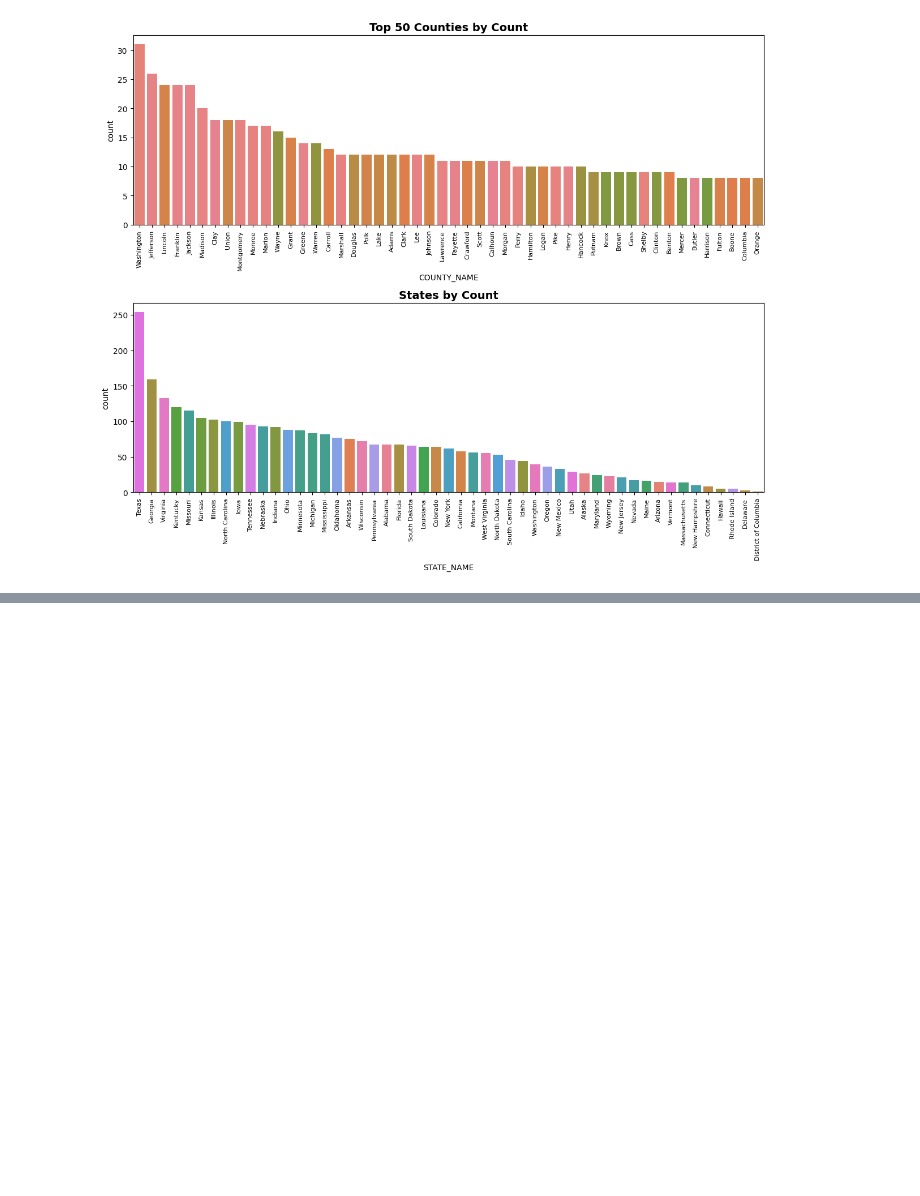
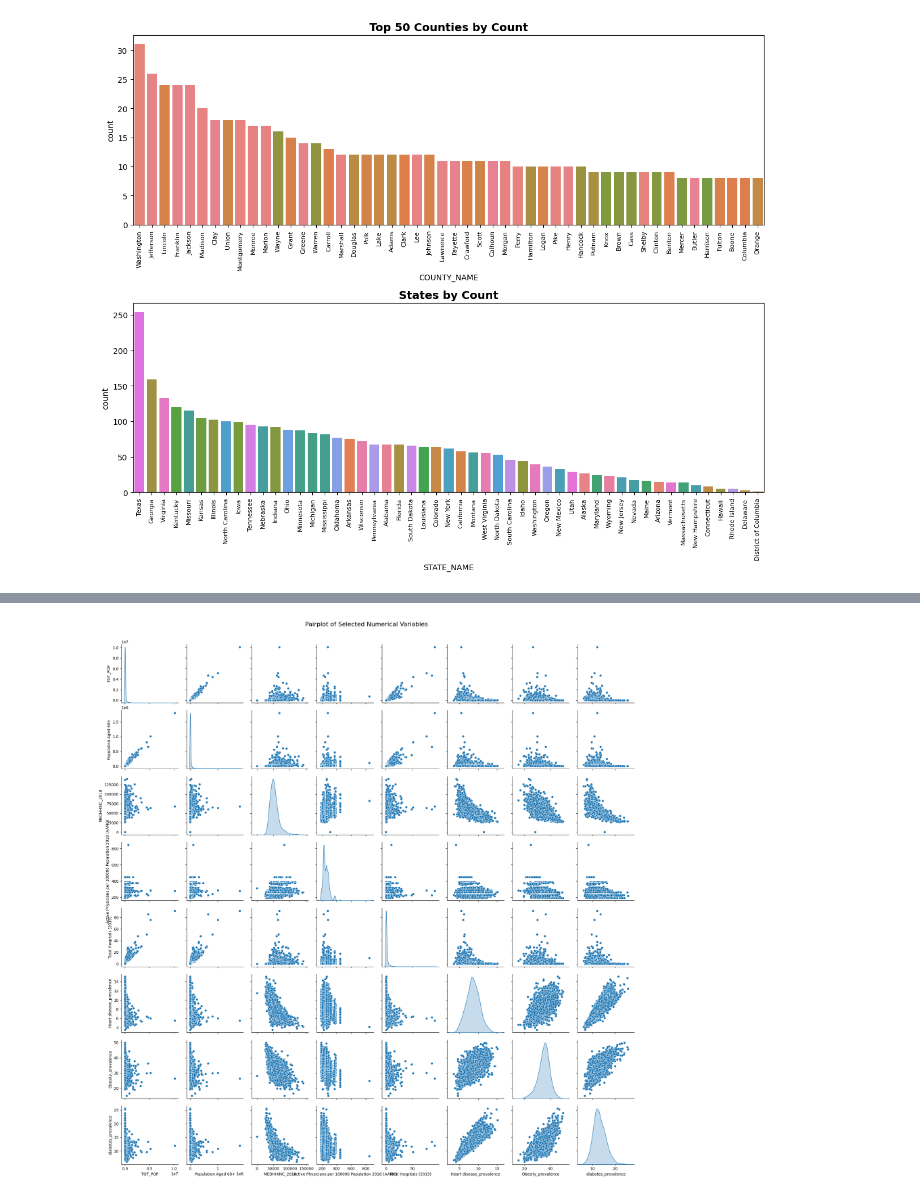
Before and after one commit to jenuzho/DEMOGRAPHIC-HEALTH-regularized-lineal-regression, a Jupyter notebook: src/explore.ipynb, the cells around one changed output, grey strips where cells are left out. Cells and saved outputs as stored; diff of their text form; code cells hidden in the pictures; blank space fills up the shorter version.

```diff
--- a/src/explore.ipynb
+++ b/src/explore.ipynb
@@ -587,0 +726,13 @@ plt.show()
+# %%
+def plot_numerical_variables_v2(df_numerical, hue=None):
+    """
+    Plots pairplots for all numeric variables in `df_numerical`.
+    This provides scatterplots and histograms in a compact matrix format.
+    """
+    sns.pairplot(df_numerical, hue=hue, diag_kind="kde", palette="viridis")
+    plt.suptitle('Pairplot of Selected Numerical Variables', fontsize=16, y=1.02)
+    plt.show()
+
+plot_numerical_variables_v2(df_numerical)
+# %% [output]
+[figure, added]
```
Also changed, not shown: parts of 8 cells of this notebook, 1 other file.
